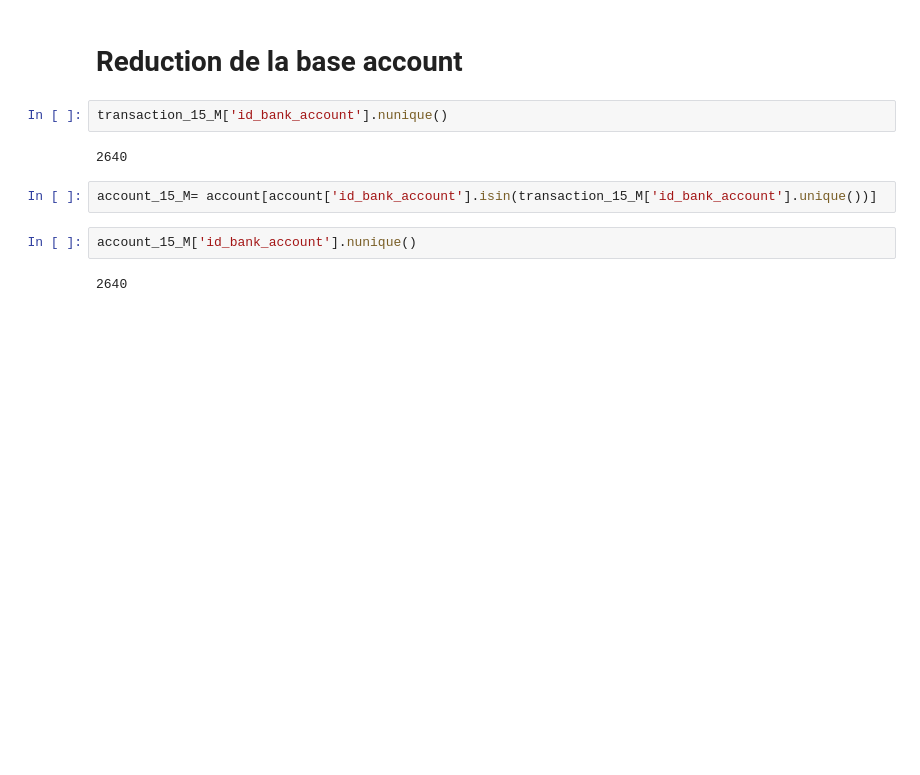
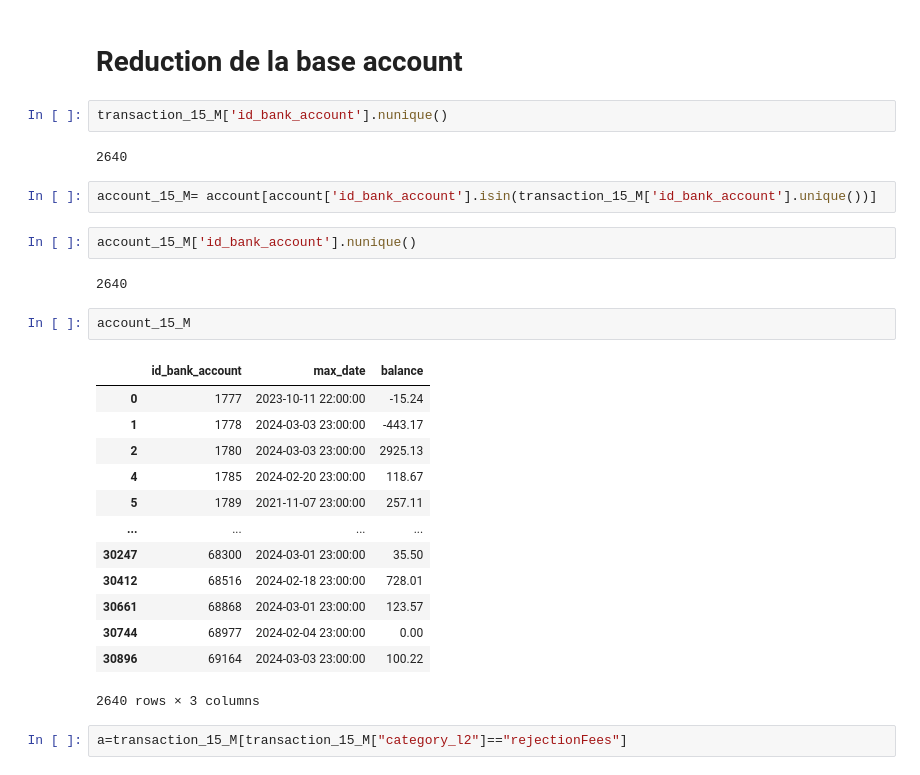
Before and after one commit to rouaabl/Projet-construction-d-un-score-d-octroi, a Jupyter notebook: CLEAN.ipynb, the cells around one changed output. Drawn from its saved outputs; the diff is of its cells as text; blank space fills up the shorter version.

```diff
--- a/CLEAN.ipynb
+++ b/CLEAN.ipynb
@@ -271,3 +284,21 @@ account_15_M= account[account['id_bank_account'].isin(transaction_15_M['id_bank_
 account_15_M['id_bank_account'].nunique()
 # %% [output]
 2640
+# %%
+account_15_M
+# %% [output]
+|  | id_bank_account | max_date | balance |
+| 0 | 1777 | 2023-10-11 22:00:00 | -15.24 |
+| 1 | 1778 | 2024-03-03 23:00:00 | -443.17 |
+| 2 | 1780 | 2024-03-03 23:00:00 | 2925.13 |
+| 4 | 1785 | 2024-02-20 23:00:00 | 118.67 |
+| 5 | 1789 | 2021-11-07 23:00:00 | 257.11 |
+| ... | ... | ... | ... |
+| 30247 | 68300 | 2024-03-01 23:00:00 | 35.50 |
+| 30412 | 68516 | 2024-02-18 23:00:00 | 728.01 |
+| 30661 | 68868 | 2024-03-01 23:00:00 | 123.57 |
+| 30744 | 68977 | 2024-02-04 23:00:00 | 0.00 |
+| 30896 | 69164 | 2024-03-03 23:00:00 | 100.22 |
+2640 rows × 3 columns
+# %%
+a=transaction_15_M[transaction_15_M["category_l2"]=="rejectionFees"]
```
Also changed, not shown: parts of 8 cells of this notebook.
